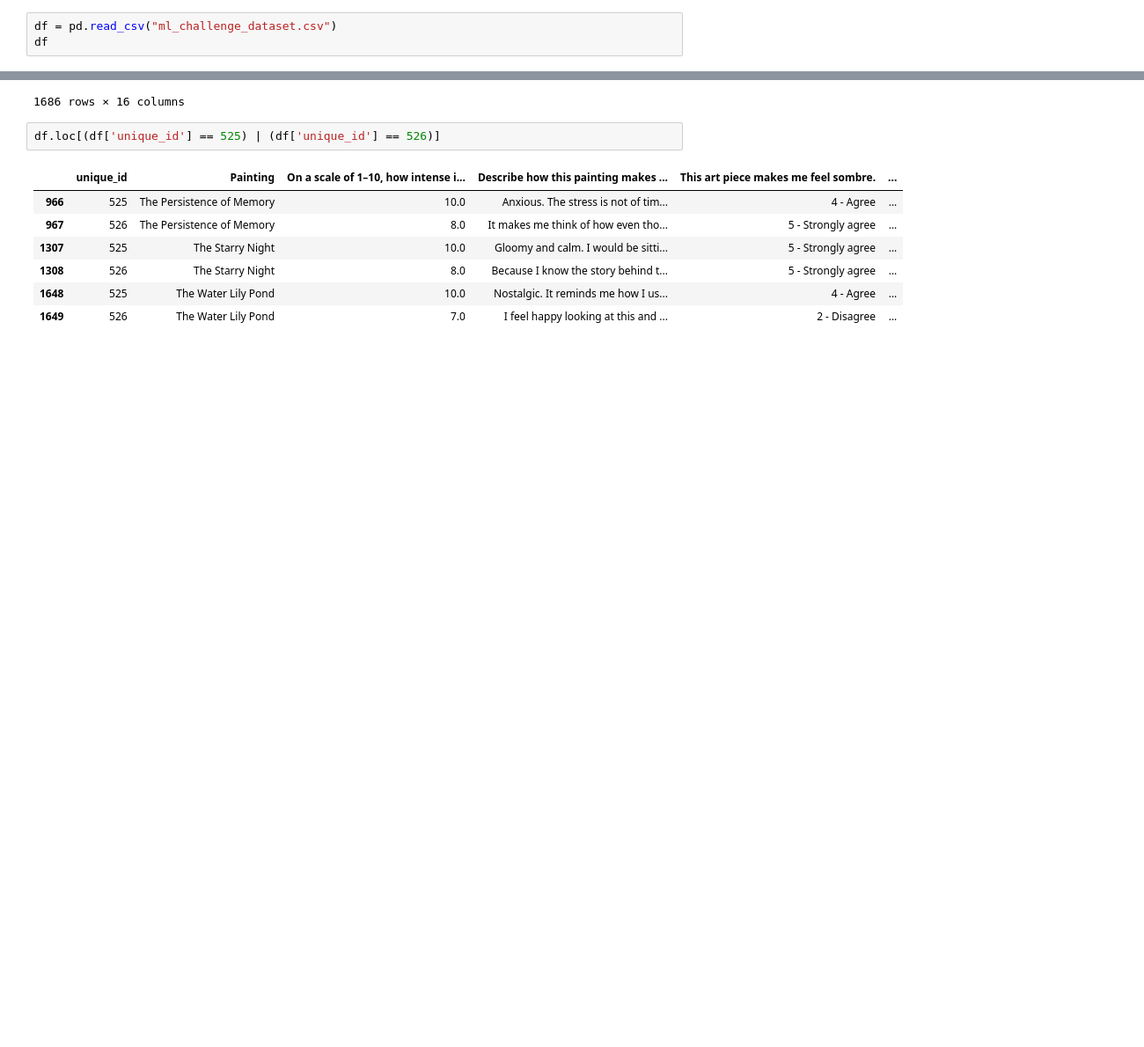
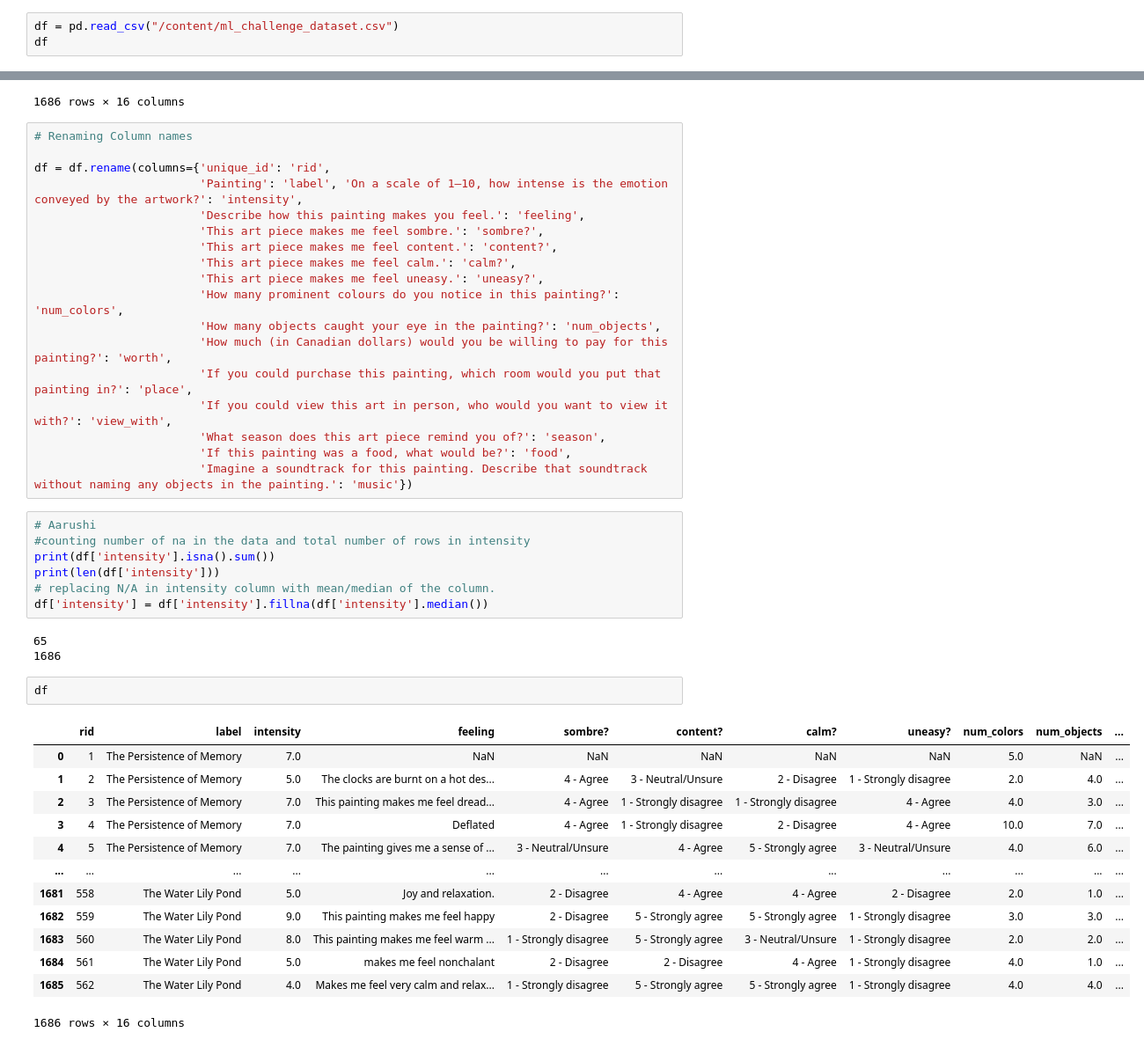
Before and after one commit to kabir-codes/ml-challenge, a Jupyter notebook: ML_Challenge.ipynb, the cells around one changed output, grey strips where cells are left out. Shown at 88% size. Drawn from its saved outputs; the diff is of its cells as text; blank space fills up the shorter version.

```diff
--- a/ML_Challenge.ipynb
+++ b/ML_Challenge.ipynb
@@ -4,7 +4,7 @@ import numpy as np
 import matplotlib.pyplot as plt
 import seaborn as sns
 # %%
-df = pd.read_csv("ml_challenge_dataset.csv")
+df = pd.read_csv("/content/ml_challenge_dataset.csv")
 df
 # %% [output]
 |  | unique_id | Painting | On a scale of 1–10, how intense i... | Describe how this painting makes ... | This art piece makes me feel sombre. | ... |
@@ -20,13 +20,47 @@ df
 | 1684 | 561 | The Water Lily Pond | 5.0 | makes me feel nonchalant | 2 - Disagree | ... |
 | 1685 | 562 | The Water Lily Pond | 4.0 | Makes me feel very calm and relax... | 1 - Strongly disagree | ... |
 1686 rows × 16 columns
-# %%
-df.loc[(df['unique_id'] == 525) | (df['unique_id'] == 526)]
-# %% [output]
-|  | unique_id | Painting | On a scale of 1–10, how intense i... | Describe how this painting makes ... | This art piece makes me feel sombre. | ... |
-| 966 | 525 | The Persistence of Memory | 10.0 | Anxious. The stress is not of tim... | 4 - Agree | ... |
-| 967 | 526 | The Persistence of Memory | 8.0 | It makes me think of how even tho... | 5 - Strongly agree | ... |
-| 1307 | 525 | The Starry Night | 10.0 | Gloomy and calm. I would be sitti... | 5 - Strongly agree | ... |
-| 1308 | 526 | The Starry Night | 8.0 | Because I know the story behind t... | 5 - Strongly agree | ... |
-| 1648 | 525 | The Water Lily Pond | 10.0 | Nostalgic. It reminds me how I us... | 4 - Agree | ... |
-| 1649 | 526 | The Water Lily Pond | 7.0 | I feel happy looking at this and ... | 2 - Disagree | ... |
+# %%
+# Renaming Column names
+
+df = df.rename(columns={'unique_id': 'rid',
+                        'Painting': 'label', 'On a scale of 1–10, how intense is the emotion conveyed by the artwork?': 'intensity',
+                        'Describe how this painting makes you feel.': 'feeling',
+                        'This art piece makes me feel sombre.': 'sombre?',
+                        'This art piece makes me feel content.': 'content?',
+                        'This art piece makes me feel calm.': 'calm?',
+                        'This art piece makes me feel uneasy.': 'uneasy?',
+                        'How many prominent colours do you notice in this painting?': 'num_colors',
+                        'How many objects caught your eye in the painting?': 'num_objects',
+                        'How much (in Canadian dollars) would you be willing to pay for this painting?': 'worth',
+                        'If you could purchase this painting, which room would you put that painting in?': 'place',
+                        'If you could view this art in person, who would you want to view it with?': 'view_with',
+                        'What season does this art piece remind you of?': 'season',
+                        'If this painting was a food, what would be?': 'food',
+                        'Imagine a soundtrack for this painting. Describe that soundtrack without naming any objects in the painting.': 'music'})
+# %%
+# Aarushi
+#counting number of na in the data and total number of rows in intensity
+print(df['intensity'].isna().sum())
+print(len(df['intensity']))
+# replacing N/A in intensity column with mean/median of the column.
+df['intensity'] = df['intensity'].fillna(df['intensity'].median())
+# %% [output]
+65
+1686
+# %%
+df
+# %% [output]
+|  | rid | label | intensity | feeling | sombre? | content? | calm? | uneasy? | num_colors | num_objects | ... |
+| 0 | 1 | The Persistence of Memory | 7.0 | NaN | NaN | NaN | NaN | NaN | 5.0 | NaN | ... |
+| 1 | 2 | The Persistence of Memory | 5.0 | The clocks are burnt on a hot des... | 4 - Agree | 3 - Neutral/Unsure | 2 - Disagree | 1 - Strongly disagree | 2.0 | 4.0 | ... |
+| 2 | 3 | The Persistence of Memory | 7.0 | This painting makes me feel dread... | 4 - Agree | 1 - Strongly disagree | 1 - Strongly disagree | 4 - Agree | 4.0 | 3.0 | ... |
+| 3 | 4 | The Persistence of Memory | 7.0 | Deflated | 4 - Agree | 1 - Strongly disagree | 2 - Disagree | 4 - Agree | 10.0 | 7.0 | ... |
+| 4 | 5 | The Persistence of Memory | 7.0 | The painting gives me a sense of ... | 3 - Neutral/Unsure | 4 - Agree | 5 - Strongly agree | 3 - Neutral/Unsure | 4.0 | 6.0 | ... |
+| ... | ... | ... | ... | ... | ... | ... | ... | ... | ... | ... | ... |
+| 1681 | 558 | The Water Lily Pond | 5.0 | Joy and relaxation. | 2 - Disagree | 4 - Agree | 4 - Agree | 2 - Disagree | 2.0 | 1.0 | ... |
+| 1682 | 559 | The Water Lily Pond | 9.0 | This painting makes me feel happy | 2 - Disagree | 5 - Strongly agree | 5 - Strongly agree | 1 - Strongly disagree | 3.0 | 3.0 | ... |
+| 1683 | 560 | The Water Lily Pond | 8.0 | This painting makes me feel warm ... | 1 - Strongly disagree | 5 - Strongly agree | 3 - Neutral/Unsure | 1 - Strongly disagree | 2.0 | 2.0 | ... |
+| 1684 | 561 | The Water Lily Pond | 5.0 | makes me feel nonchalant | 2 - Disagree | 2 - Disagree | 4 - Agree | 1 - Strongly disagree | 4.0 | 1.0 | ... |
+| 1685 | 562 | The Water Lily Pond | 4.0 | Makes me feel very calm and relax... | 1 - Strongly disagree | 5 - Strongly agree | 5 - Strongly agree | 1 - Strongly disagree | 4.0 | 4.0 | ... |
+1686 rows × 16 columns
```
Also changed, not shown: parts of 2 cells of this notebook.
